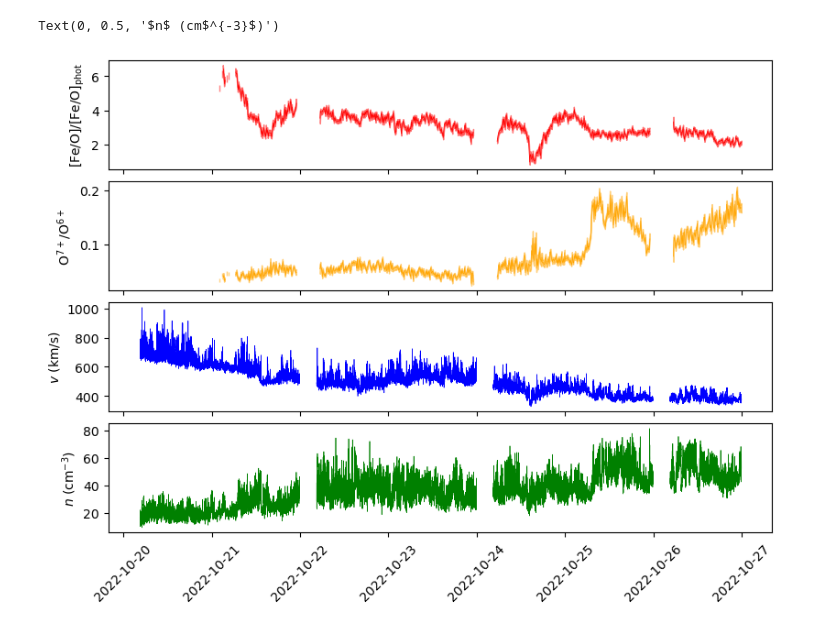
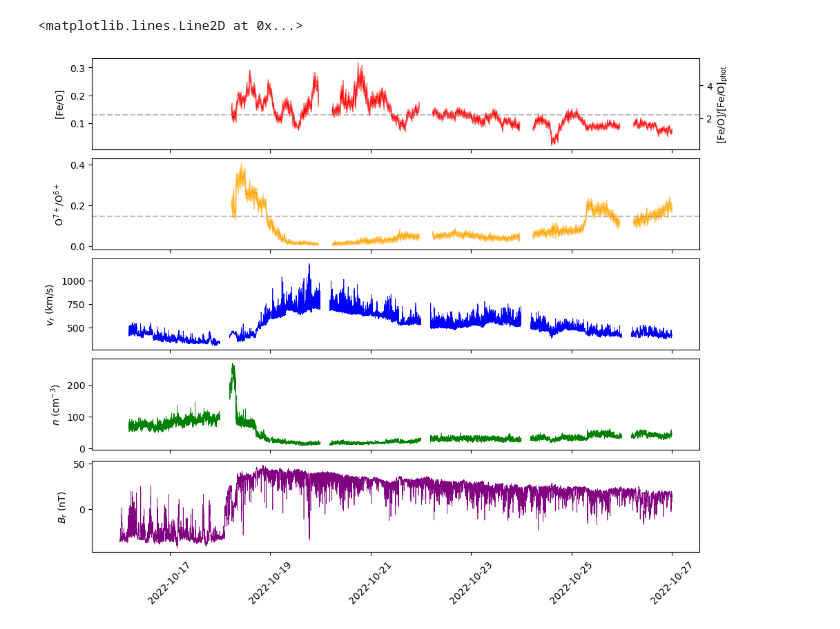
Before and after one commit to yjzhu-solar/EIS_DKIST_SolO, a Jupyter notebook: ipynb/his/his_test0.ipynb, the cells around one changed output. Drawn from its saved outputs; the diff is of its cells as text; code cells hidden in the pictures.

```diff
--- a/ipynb/his/his_test0.ipynb
+++ b/ipynb/his/his_test0.ipynb
@@ -81,0 +87,12 @@ pas_ll_20221022.to_dataframe()
+# %%
+mag_20221016 = ts.TimeSeries("../../src/MAG/solo_L2_mag-rtn-normal-1-minute_20221016_V01.cdf")
+mag_20221017 = ts.TimeSeries("../../src/MAG/solo_L2_mag-rtn-normal-1-minute_20221017_V01.cdf")
+mag_20221018 = ts.TimeSeries("../../src/MAG/solo_L2_mag-rtn-normal-1-minute_20221018_V01.cdf")
+mag_20221019 = ts.TimeSeries("../../src/MAG/solo_L2_mag-rtn-normal-1-minute_20221019_V01.cdf")
+mag_20221020 = ts.TimeSeries("../../src/MAG/solo_L2_mag-rtn-normal-1-minute_20221020_V01.cdf")
+mag_20221021 = ts.TimeSeries("../../src/MAG/solo_L2_mag-rtn-normal-1-minute_20221021_V01.cdf")
+mag_20221022 = ts.TimeSeries("../../src/MAG/solo_L2_mag-rtn-normal-1-minute_20221022_V01.cdf")
+mag_20221023 = ts.TimeSeries("../../src/MAG/solo_L2_mag-rtn-normal-1-minute_20221023_V01.cdf")
+mag_20221024 = ts.TimeSeries("../../src/MAG/solo_L2_mag-rtn-normal-1-minute_20221024_V01.cdf")
+mag_20221025 = ts.TimeSeries("../../src/MAG/solo_L2_mag-rtn-normal-1-minute_20221025_V01.cdf")
+mag_20221026 = ts.TimeSeries("../../src/MAG/solo_L2_mag-rtn-normal-1-minute_20221026_V01.cdf")
@@ -82,38 +116,66 @@ pas_ll_20221022.to_dataframe()
 # %%
-fig, (ax1,ax2,ax3,ax4) = plt.subplots(4,1, figsize=(8,6), layout="constrained", sharex=True)
-for his_dataset in [his_20221020, his_20221021, his_20221022, his_20221023, his_20221024, his_20221025, his_20221026]:
-    ax1.plot(his_dataset.to_dataframe().index.values, his_dataset.to_dataframe()["FE_O_ABUN"].values/10**(7.46 - 8.69),
+fig, (ax1,ax2,ax3,ax4,ax5) = plt.subplots(5,1, figsize=(10,8), layout="constrained", sharex=True)
+# ax5_twinx = ax5.twinx()
+
+for his_dataset in [his_20221018, his_20221019, his_20221020, his_20221021,
+                    his_20221022, his_20221023, his_20221024, his_20221025, his_20221026]:
+    ax1.plot(his_dataset.to_dataframe().index.values, his_dataset.to_dataframe()["FE_O_ABUN"].values,
              color="red", lw=0.5)
     ax1.fill_between(his_dataset.to_dataframe().index.values,
-                      (his_dataset.to_dataframe()["FE_O_ABUN"].values - his_dataset.to_dataframe()["FE_O_ABUN_ERR"].values)/10**(7.46 - 8.69),
-                      (his_dataset.to_dataframe()["FE_O_ABUN"].values + his_dataset.to_dataframe()["FE_O_ABUN_ERR"].values)/10**(7.46 - 8.69),
+                      (his_dataset.to_dataframe()["FE_O_ABUN"].values - his_dataset.to_dataframe()["FE_O_ABUN_ERR"].values),
+                      (his_dataset.to_dataframe()["FE_O_ABUN"].values + his_dataset.to_dataframe()["FE_O_ABUN_ERR"].values),
                       color="red", alpha=0.5)
 
     ax2.plot(his_dataset.to_dataframe().index.values, his_dataset.to_dataframe()["O7_O6_RATIO"].values,
                 color="orange", lw=0.5)
     ax2.fill_between(his_dataset.to_dataframe().index.values,
                         (his_dataset.to_dataframe()["O7_O6_RATIO"].values - his_dataset.to_dataframe()["O7_O6_RATIO_ERR"].values),
                         (his_dataset.to_dataframe()["O7_O6_RATIO"].values + his_dataset.to_dataframe()["O7_O6_RATIO_ERR"].values),
                         color="orange", alpha=0.5)
 
+def forward(x):
+    return x/10**(7.46 - 8.69)
 
-for pas_dataset in (pas_ll_20221020, pas_ll_20221021, pas_ll_20221022, pas_ll_20221023, pas_ll_20221024, pas_ll_20221025, pas_ll_20221026):
-    ax3.plot(pas_dataset.to_dataframe().index.values, np.sqrt(pas_dataset.to_dataframe()["SWA_PAS_VELOCITY_RTN_0"].values**2 + \
-                                                              pas_dataset.to_dataframe()["SWA_PAS_VELOCITY_RTN_1"].values**2 + \
-                                                                pas_dataset.to_dataframe()["SWA_PAS_VELOCITY_RTN_2"].values**2),
-                                                                color="blue", lw=0.5)
+def inverse(x):
+    return x*10**(7.46 - 8.69)
 
-    ax4.plot(pas_dataset.to_dataframe().index.values, pas_dataset.to_dataframe()["SWA_PAS_DENSITY"].values,
+ax1_secondary = ax1.secondary_yaxis('right', functions=(forward, inverse))
+
+
+for pas_dataset in (pas_ll_20221016, pas_ll_20221017, pas_ll_20221018, pas_ll_20221019, pas_ll_20221020, pas_ll_20221021,
+                    pas_ll_20221022, pas_ll_20221023, pas_ll_20221024, pas_ll_20221025, pas_ll_20221026):
+    ax3.plot(pas_dataset.to_dataframe().index.values, pas_dataset.to_dataframe()["V_RTN_0"].values + pas_dataset.to_dataframe()["V_SOLO_RTN_0"].values,
+                color="blue", lw=0.5)
+    # ax3.plot(pas_dataset.to_dataframe().index.values, np.sqrt((pas_dataset.to_dataframe()["V_RTN_0"].values + pas_dataset.to_dataframe()["V_SOLO_RTN_0"].values)**2 + \
+    #                                                           (pas_dataset.to_dataframe()["V_RTN_1"].values + pas_dataset.to_dataframe()["V_SOLO_RTN_1"].values)**2 + \
+    #                                                           (pas_dataset.to_dataframe()["V_RTN_2"].values + pas_dataset.to_dataframe()["V_SOLO_RTN_2"].values)**2),
+    #                                                             color="blue", lw=0.5)
+
+    ax4.plot(pas_dataset.to_dataframe().index.values, pas_dataset.to_dataframe()["N"].values,
              color="green", lw=0.5)
 
-for ax_ in (ax1,ax2,ax3):
+for mag_dataset in (mag_20221016, mag_20221017, mag_20221018, mag_20221019, mag_20221020, mag_20221021,
+                    mag_20221022, mag_20221023, mag_20221024, mag_20221025, mag_20221026):
+    ax5.plot(mag_dataset.to_dataframe().index.values, mag_dataset.to_dataframe()["B_RTN_0"].values,
+             color="purple", lw=0.5)
+
+    # ax5_twinx.plot(mag_dataset.to_dataframe().index.values, np.sqrt(mag_dataset.to_dataframe()["B_RTN_0"].values**2 + \
+    #                                                                  mag_dataset.to_dataframe()["B_RTN_1"].values**2 + \
+    #                                                                     mag_dataset.to_dataframe()["B_RTN_2"].values**2),
+    #                color="green", lw=0.5)
+
+for ax_ in (ax1,ax2,ax3,ax4):
     ax_.tick_params(axis="x", labelbottom=False)
-ax4.tick_params(axis="x", rotation=45)
+ax5.tick_params(axis="x", rotation=45)
 
-ax1.set_ylabel(r"$\rm [Fe/O]/[Fe/O]_{phot}$")
+ax1.set_ylabel(r"$\rm [Fe/O]$")
+ax1_secondary.set_ylabel(r"$\rm [Fe/O]/[Fe/O]_{phot}$")
 ax2.set_ylabel(r"$\rm O^{7+}/O^{6+}$")
-ax3.set_ylabel(r"$v$ (km/s)")
+ax3.set_ylabel(r"$v_r$ (km/s)")
 ax4.set_ylabel(r"$n$ (cm$^{-3}$)")
+ax5.set_ylabel(r"$B_{r}$ (nT)")
+ax1.axhline(0.13, color="grey", ls="--", alpha=0.5)
+ax2.axhline(0.145, color="grey", ls="--", alpha=0.5)
 # %% [output]
-Text(0, 0.5, '$n$ (cm$^{-3}$)')
+<matplotlib.lines.Line2D at 0x...>
-[figure, old version]
+[figure, new version]
```
Also changed, not shown: parts of 8 cells of this notebook, 18 other files.
